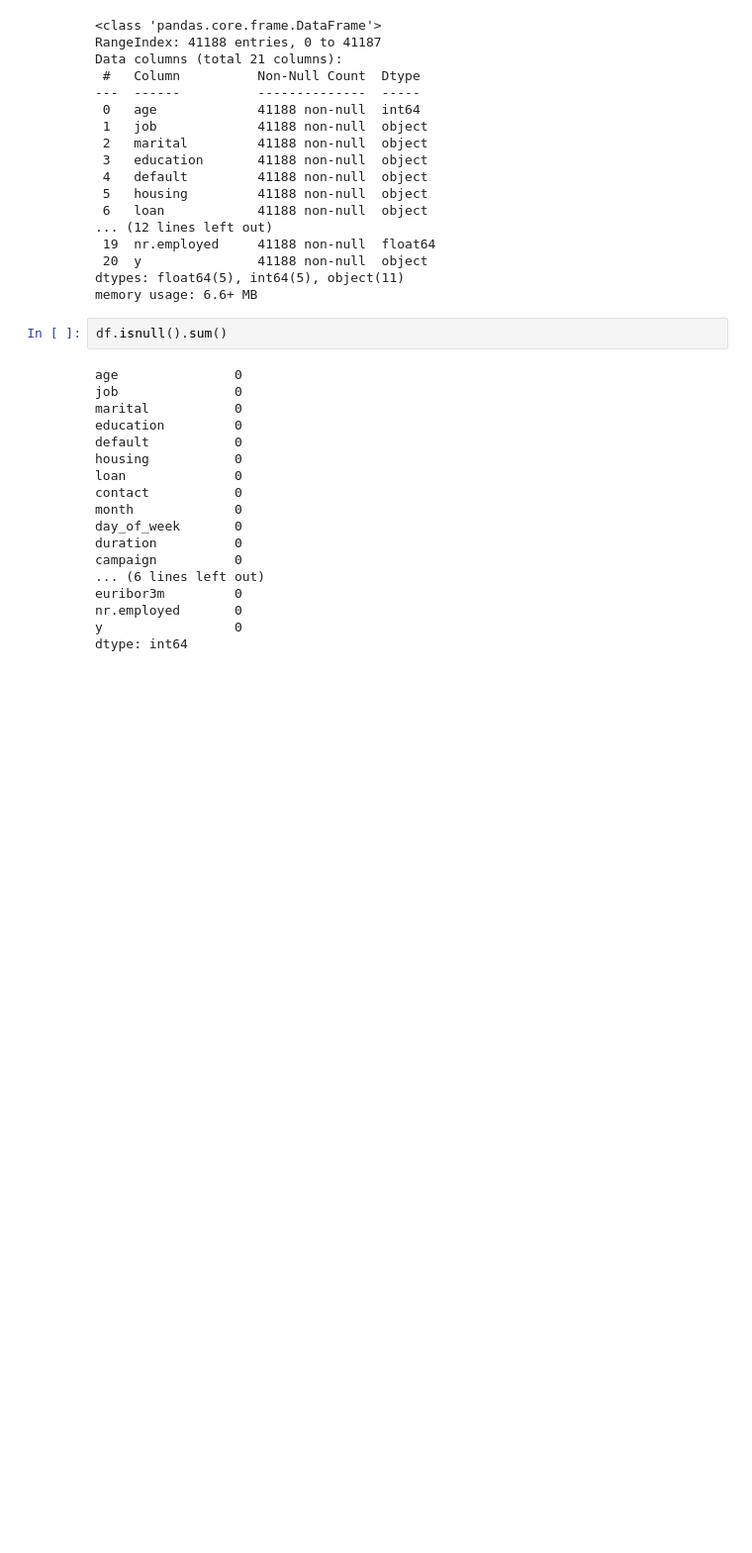
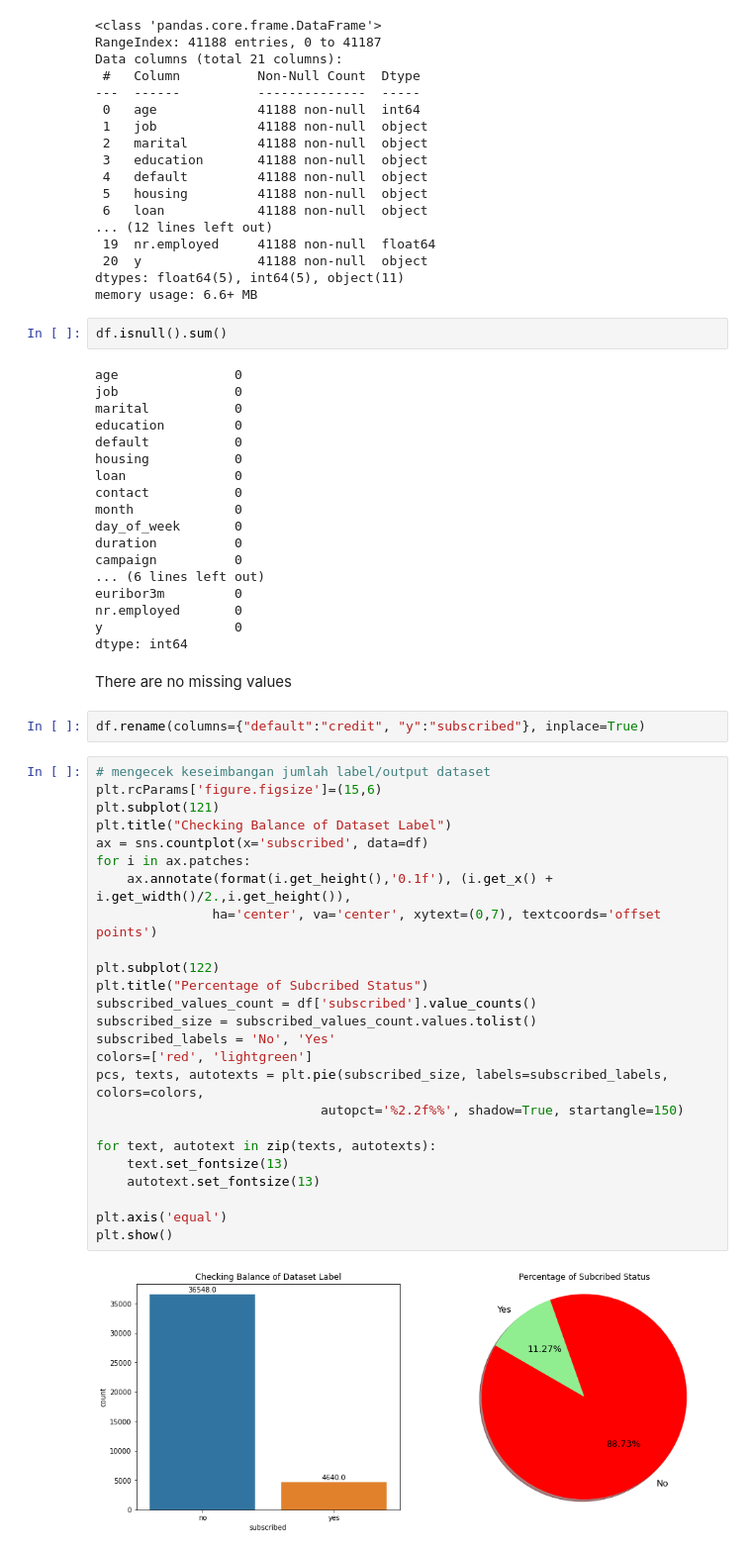
Before and after one commit to safiraauliar/Assignment-DataScience-Hacktiv8, a Jupyter notebook: PYTN_Assgn_3_03_SafiraAuliaRohmah.ipynb, the cells around one changed output. Shown at 99% size. Cells and saved outputs as stored; diff of their text form; blank space fills up the shorter version.

```diff
--- a/PYTN_Assgn_3_03_SafiraAuliaRohmah.ipynb
+++ b/PYTN_Assgn_3_03_SafiraAuliaRohmah.ipynb
@@ -90,3 +90,34 @@ euribor3m         0
 nr.employed       0
 y                 0
 dtype: int64
+# %% [markdown]
+There are no missing values
+# %%
+df.rename(columns={"default":"credit", "y":"subscribed"}, inplace=True)
+# %%
+# mengecek keseimbangan jumlah label/output dataset
+plt.rcParams['figure.figsize']=(15,6)
+plt.subplot(121)
+plt.title("Checking Balance of Dataset Label")
+ax = sns.countplot(x='subscribed', data=df)
+for i in ax.patches:
+    ax.annotate(format(i.get_height(),'0.1f'), (i.get_x() + i.get_width()/2.,i.get_height()),
+               ha='center', va='center', xytext=(0,7), textcoords='offset points')
+
+plt.subplot(122)
+plt.title("Percentage of Subcribed Status")
+subscribed_values_count = df['subscribed'].value_counts()
+subscribed_size = subscribed_values_count.values.tolist()
+subscribed_labels = 'No', 'Yes'
+colors=['red', 'lightgreen']
+pcs, texts, autotexts = plt.pie(subscribed_size, labels=subscribed_labels, colors=colors,
+                             autopct='%2.2f%%', shadow=True, startangle=150)
+
+for text, autotext in zip(texts, autotexts):
+    text.set_fontsize(13)
+    autotext.set_fontsize(13)
+
+plt.axis('equal')
+plt.show()
+# %% [output]
+[figure, added]
```
Also changed, not shown: parts of 26 cells of this notebook, 1 other file.
